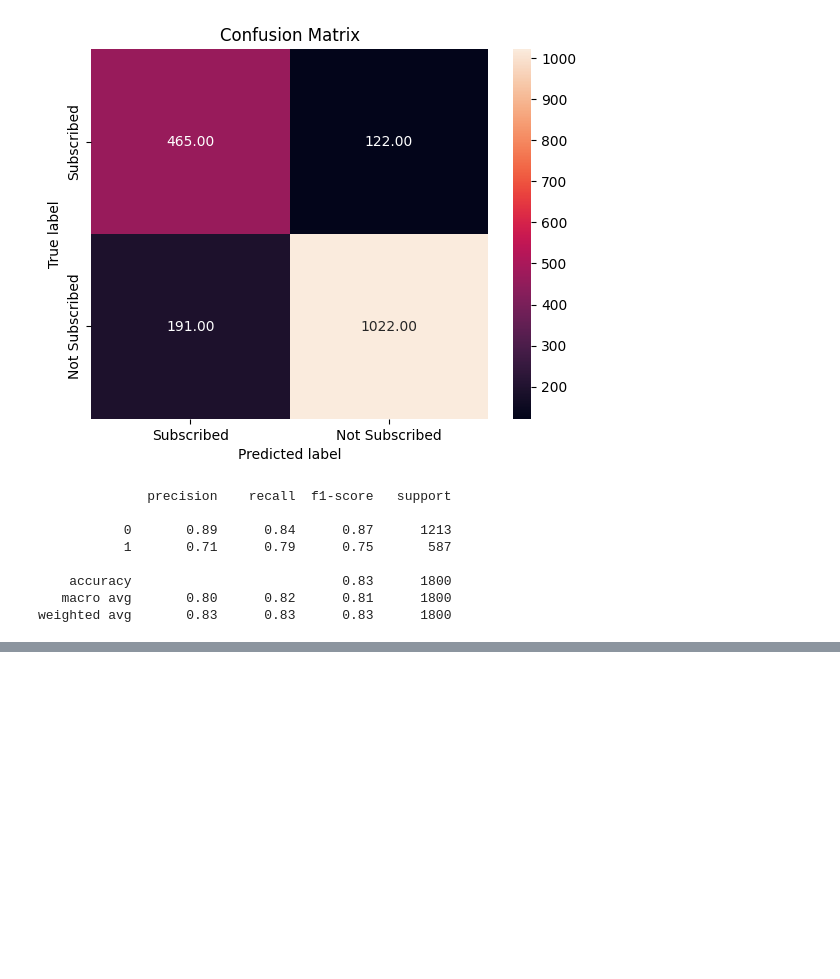
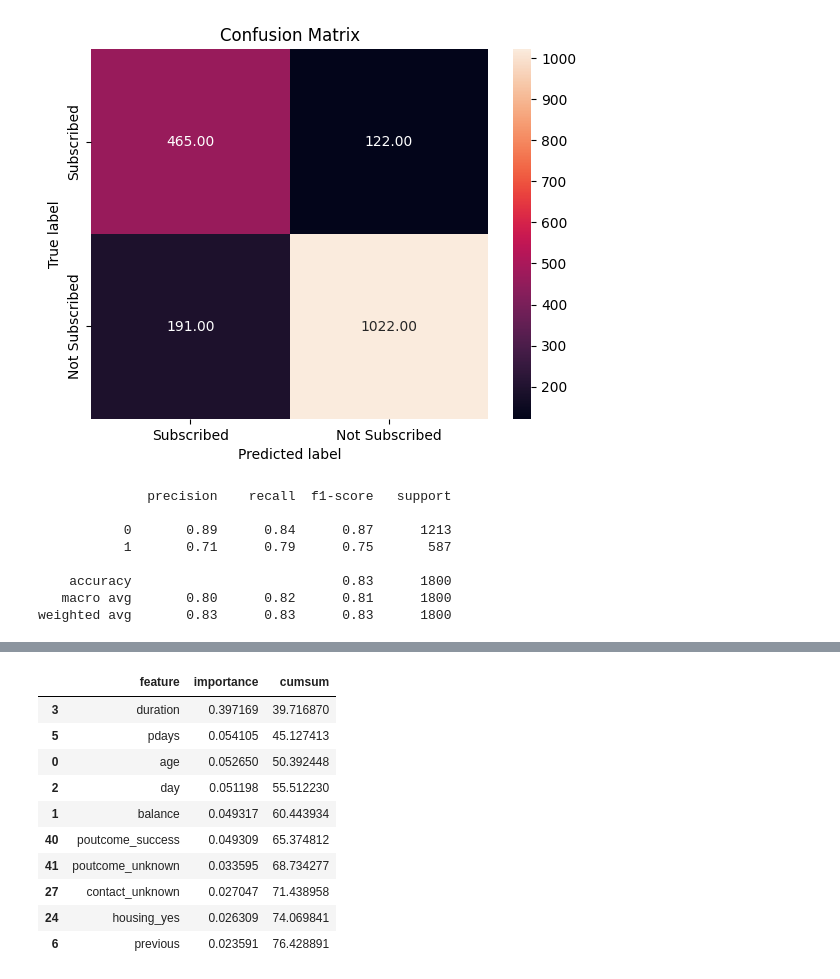
Before and after one commit to sandeepdixit05/machinelearning, a Jupyter notebook: 19_module 05 Bank Analysis.ipynb, the cells around one changed output, grey strips where cells are left out. Saved outputs shown, nothing was run; the diff lists cells and outputs as text; code cells hidden in the pictures; blank space fills up the shorter version.

```diff
--- a/19_module 05 Bank Analysis.ipynb
+++ b/19_module 05 Bank Analysis.ipynb
@@ -266,0 +282,15 @@ weighted avg       0.83      0.83      0.83      1800
+# %%
+feature_rank['cumsum'] = feature_rank.importance.cumsum() * 100
+feature_rank.head(10)
+# %% [output]
+|  | feature | importance | cumsum |
+| 3 | duration | 0.397169 | 39.716870 |
+| 5 | pdays | 0.054105 | 45.127413 |
+| 0 | age | 0.052650 | 50.392448 |
+| 2 | day | 0.051198 | 55.512230 |
+| 1 | balance | 0.049317 | 60.443934 |
+| 40 | poutcome_success | 0.049309 | 65.374812 |
+| 41 | poutcome_unknown | 0.033595 | 68.734277 |
+| 27 | contact_unknown | 0.027047 | 71.438958 |
+| 24 | housing_yes | 0.026309 | 74.069841 |
+| 6 | previous | 0.023591 | 76.428891 |
```
Also changed, not shown: parts of 1 cell of this notebook.
